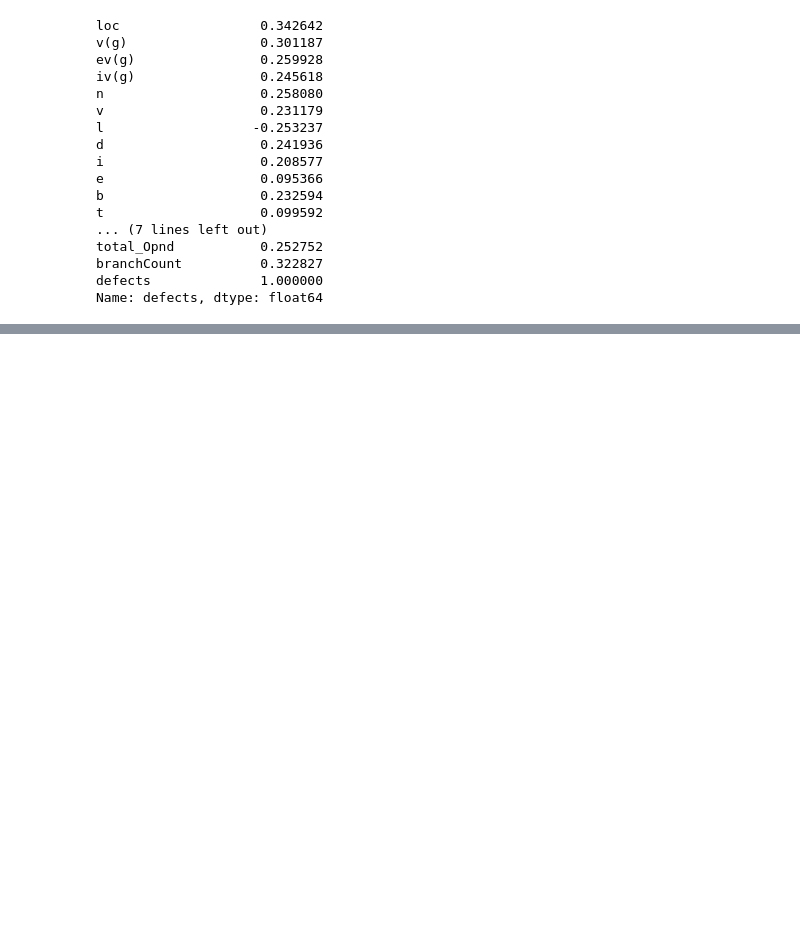
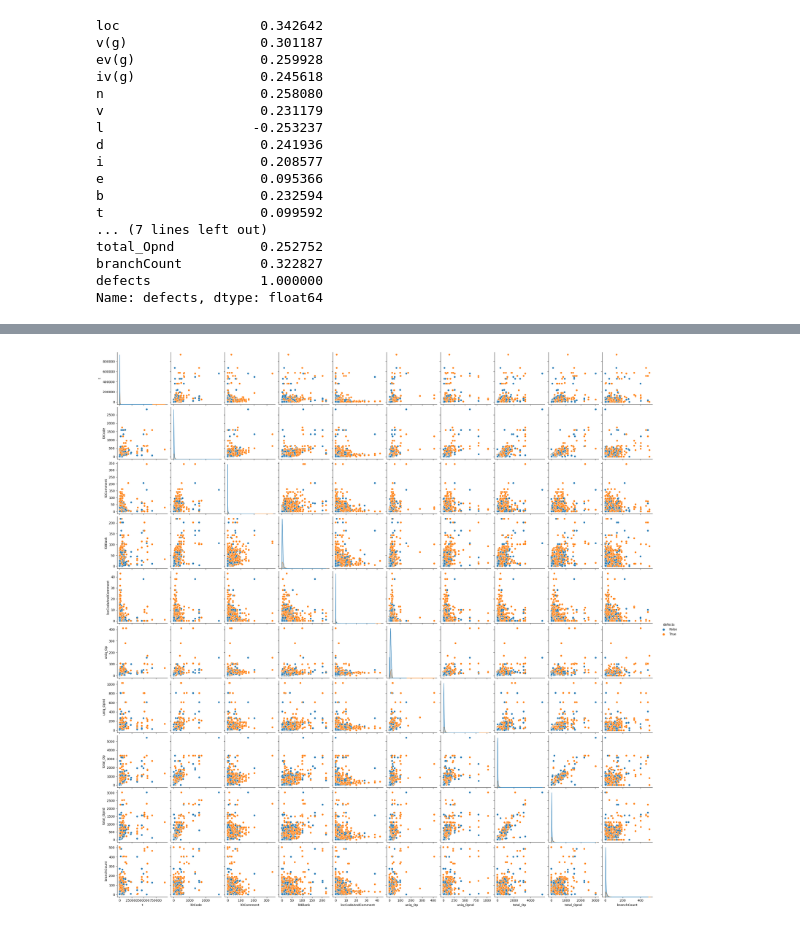
Before and after one commit to RossErskine/Kaggle-notebooks, a Jupyter notebook: Binary Classification with a Software Defects Dataset.ipynb, the cells around one changed output, grey strips where cells are left out. Cells and saved outputs as stored; diff of their text form; code cells hidden in the pictures; blank space fills up the shorter version.

```diff
--- a/Binary Classification with a Software Defects Dataset.ipynb
+++ b/Binary Classification with a Software Defects Dataset.ipynb
@@ -214,6 +163,4 @@ print(np.where((df_diabetics['bmi']>0.12)
 # %%
-from sklearn.preprocessing import StandardScaler
-scaler = StandardScaler()
-Xs = scaler.fit_transform(X)
-fig, ax=plt.subplots(1,figsize=(20,8))
-sns.boxplot(data=Xs, ax=ax)
+sns.pairplot(train[list(train.columns[11:21]) + ['defects']], hue = "defects");
+# %% [output]
+[figure, added]
```
Also changed, not shown: parts of 9 cells of this notebook.
